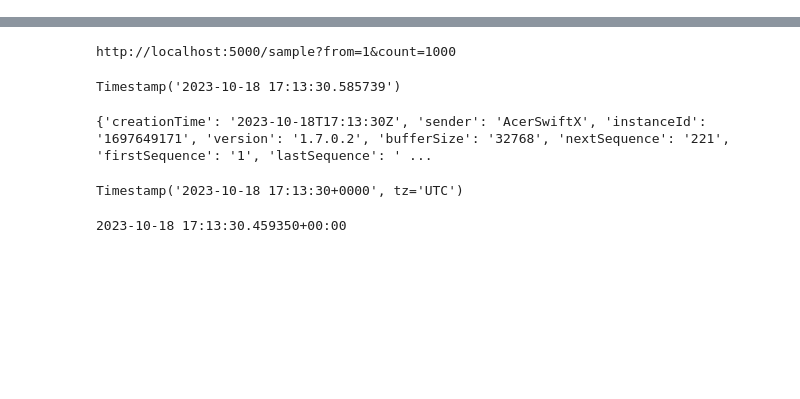
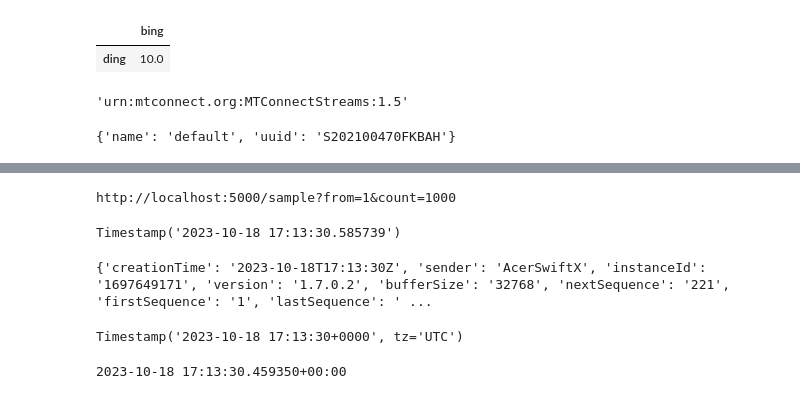
Before and after one commit to vamsi10010/iiot-data-labelling, a Jupyter notebook: notebooks/script_testing.ipynb, the cells around one changed output, grey strips where cells are left out. Drawn from its saved outputs; the diff is of its cells as text; code cells hidden in the pictures; blank space fills up the shorter version.

Commit message:
reworking data collection script, cleaned repo

```diff
--- a/script_testing.ipynb
+++ b/notebooks/script_testing.ipynb
@@ -7,0 +9,9 @@ import time
+# %%
+df = pd.DataFrame()
+# %%
+df.at['ding', 'bing'] = 10
+# %%
+df
+# %% [output]
+|  | bing |
+| ding | 10.0 |
@@ -7,0 +26,10 @@ import time
+# %%
+NAMESPACE = re.split('{|}', root.tag)[1]
+NAMESPACE
+# %% [output]
+'urn:mtconnect.org:MTConnectStreams:1.5'
+# %%
+device = root.xpath("//x:DeviceStream", namespaces={'x': NAMESPACE})[0]
+device.attrib
+# %% [output]
+{'name': 'default', 'uuid': 'S202100470FKBAH'}
```
Also changed, not shown: parts of 4 cells of this notebook, 3 other files.
